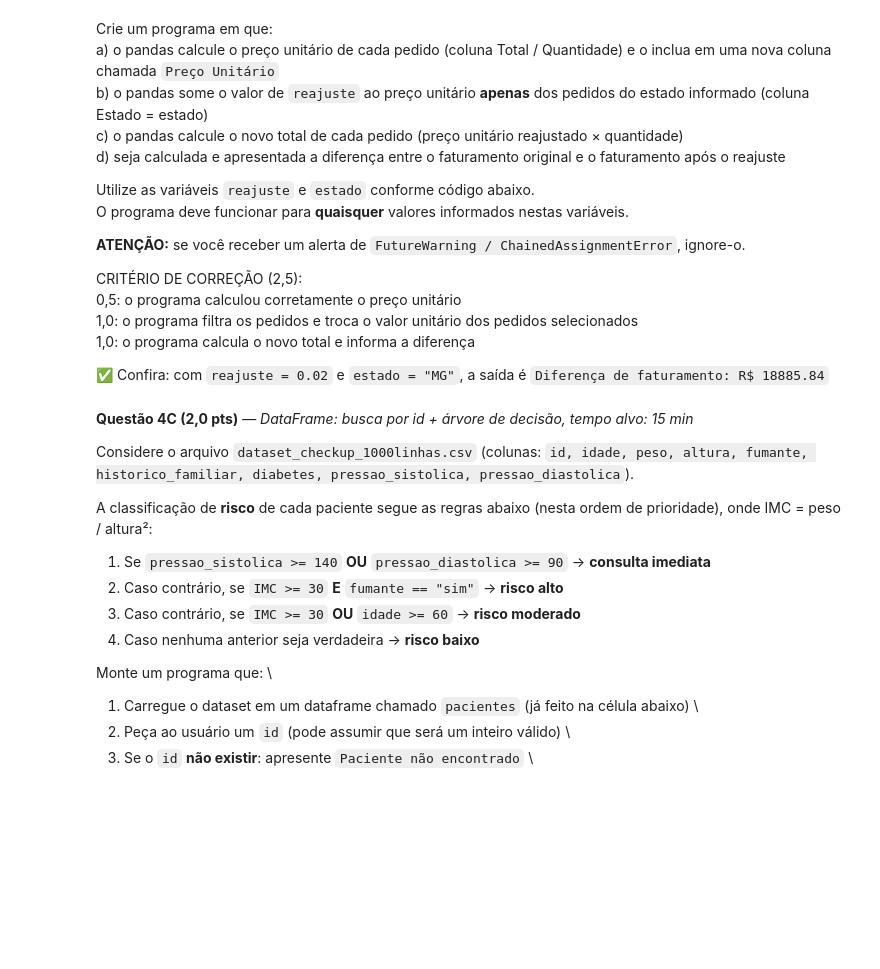
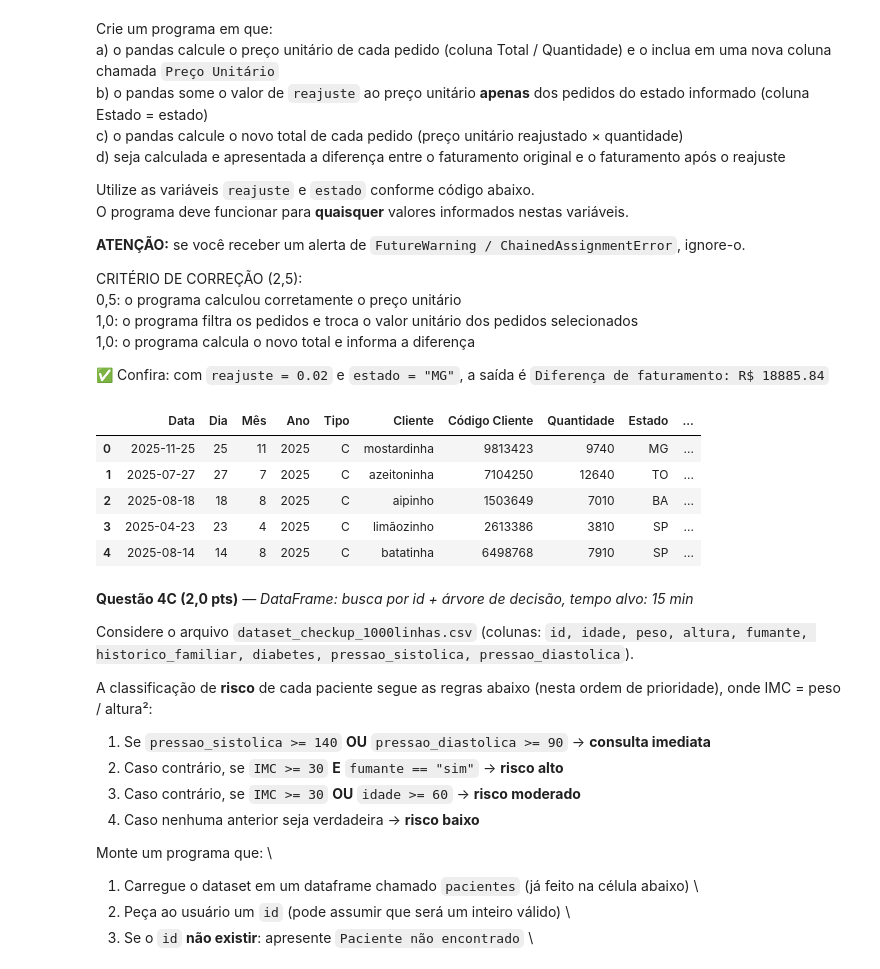
Before and after one commit to ArthurMalucelli/fgv-vault, a Jupyter notebook: Programacao/Aulas/06.09/SimuladoFinalCompleto.ipynb, the cells around one changed output. Drawn from its saved outputs; the diff is of its cells as text; code cells hidden in the pictures; blank space fills up the shorter version.

```diff
--- a/Programacao/Aulas/06.09/SimuladoFinalCompleto.ipynb
+++ b/Programacao/Aulas/06.09/SimuladoFinalCompleto.ipynb
@@ -315,6 +317,15 @@ pedidos = pd.read_excel("pedidos.xlsx", index_col=0)
 
 reajuste = 0.02
 estado = "MG"
+# %%
+pedidos.head()
+# %% [output]
+|  | Data | Dia | Mês | Ano | Tipo | Cliente | Código Cliente | Quantidade | Estado | ... |
+| 0 | 2025-11-25 | 25 | 11 | 2025 | C | mostardinha | 9813423 | 9740 | MG | ... |
+| 1 | 2025-07-27 | 27 | 7 | 2025 | C | azeitoninha | 7104250 | 12640 | TO | ... |
+| 2 | 2025-08-18 | 18 | 8 | 2025 | C | aipinho | 1503649 | 7010 | BA | ... |
+| 3 | 2025-04-23 | 23 | 4 | 2025 | C | limãozinho | 2613386 | 3810 | SP | ... |
+| 4 | 2025-08-14 | 14 | 8 | 2025 | C | batatinha | 6498768 | 7910 | SP | ... |
 # %% [markdown]
 **Questão 4C (2,0 pts)** — *DataFrame: busca por id + árvore de decisão, tempo alvo: 15 min*
 
```
Also changed, not shown: parts of 1 cell of this notebook.
